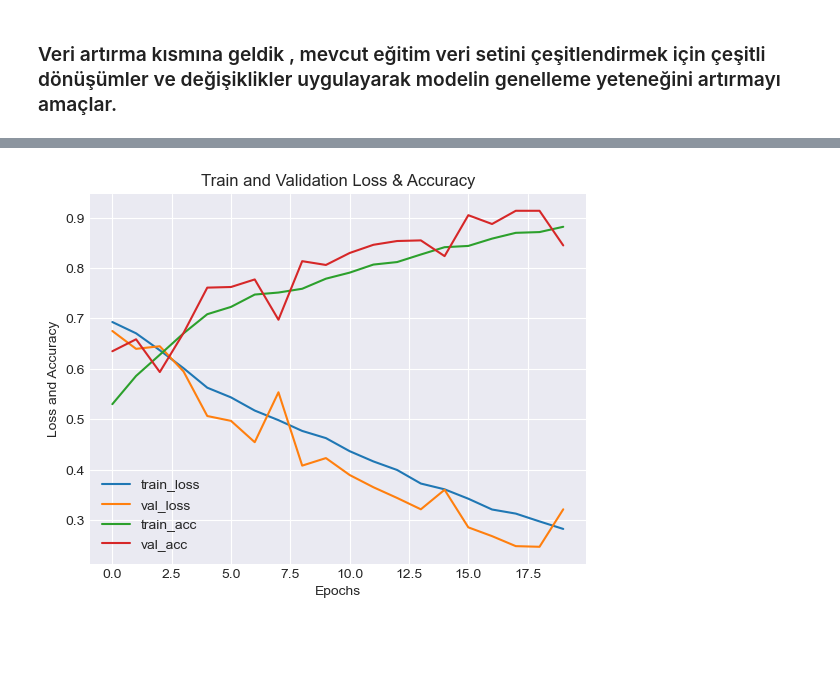
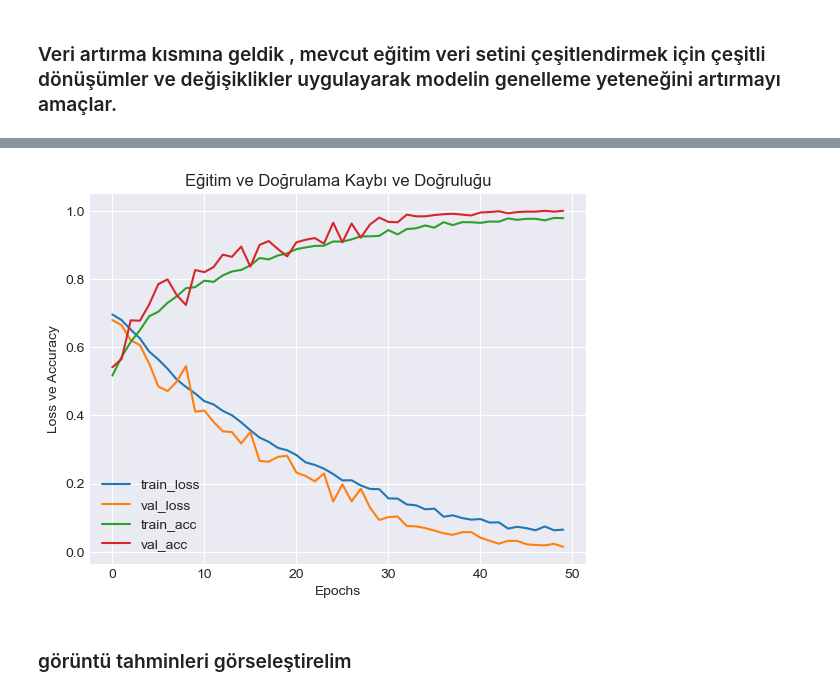
Before and after one commit to AbdulbariSoylemez/Veri-Artirma-Teknikleri-Kullanarak-Kedi-Kopek-Siniflandirma-Projesi, a Jupyter notebook: kod.ipynb, the cells around one changed output, grey strips where cells are left out. Drawn from its saved outputs; the diff is of its cells as text; code cells hidden in the pictures; blank space fills up the shorter version.

```diff
--- a/kod.ipynb
+++ b/kod.ipynb
@@ -222,0 +214,14 @@ Found 2000 images belonging to 2 classes.
+# %%
+train_generator_yeni = train_datagen_yeni.flow_from_directory(
+    train_directory,  # Eğitim veri setinin bulunduğu dizin
+    target_size=(150, 150),
+    batch_size=16,  # Mini-batch boyutu
+    class_mode="binary"
+)
+
+validation_generator_yeni = validation_datagen_yeni.flow_from_directory(
+    train_directory,  # Doğrulama veri setinin bulunduğu dizin
+    target_size=(150, 150),
+    batch_size=16,
+    class_mode="binary"
+)
@@ -223,5 +233,6 @@ Found 2000 images belonging to 2 classes.
 # %%
-history1=model2.fit(train_generator,epochs=50,
+history2=model2.fit(train_generator,# eğitim veri seti için kullanılacak olan veri akışıdır. Veri artırma teknikleri bu veri akışı üzerinde uygulanır.
+                  epochs=50,
                   validation_data=validation_generator_yeni,
                   validation_steps=50)
 # %% [output]
@@ -251,20 +261,25 @@ KeyboardInterrupt:
 # %%
 plt.style.use("seaborn-darkgrid")
 plt.figure()
 
-epochs = 20 # Assuming you trained for 20 epochs
+epochs = 50
 
-plt.plot(np.arange(0, epochs), history1.history["loss"], label="train_loss")
-plt.plot(np.arange(0, epochs), history1.history["val_loss"], label="val_loss")
+# Eğitim loss ve doğrulama loss değerlerini çiz
+plt.plot(np.arange(0, epochs), history2.history["loss"], label="train_loss")
+plt.plot(np.arange(0, epochs), history2.history["val_loss"], label="val_loss")
 
-plt.plot(np.arange(0, epochs), history1.history["acc"], label="train_acc")
-plt.plot(np.arange(0, epochs), history1.history["val_acc"], label="val_acc")
+# Eğitim accuracy ve doğrulama accuracy değerlerini çiz
+plt.plot(np.arange(0, epochs), history2.history["acc"], label="train_acc")
+plt.plot(np.arange(0, epochs), history2.history["val_acc"], label="val_acc")
 
-plt.title("Train and Validation Loss & Accuracy")
+# Grafiği düzenleme
+plt.title("Eğitim ve Doğrulama Kaybı ve Doğruluğu")
 plt.xlabel("Epochs")
-plt.ylabel("Loss and Accuracy")
+plt.ylabel("Loss ve Accuracy")
 plt.legend(loc="lower left")
 plt.show()
 # %% [output]
-[figure, old version]
+[figure, new version]
+# %% [markdown]
+### görüntü tahminleri görseleştirelim
 # %%
```
Also changed, not shown: parts of 20 cells of this notebook.
